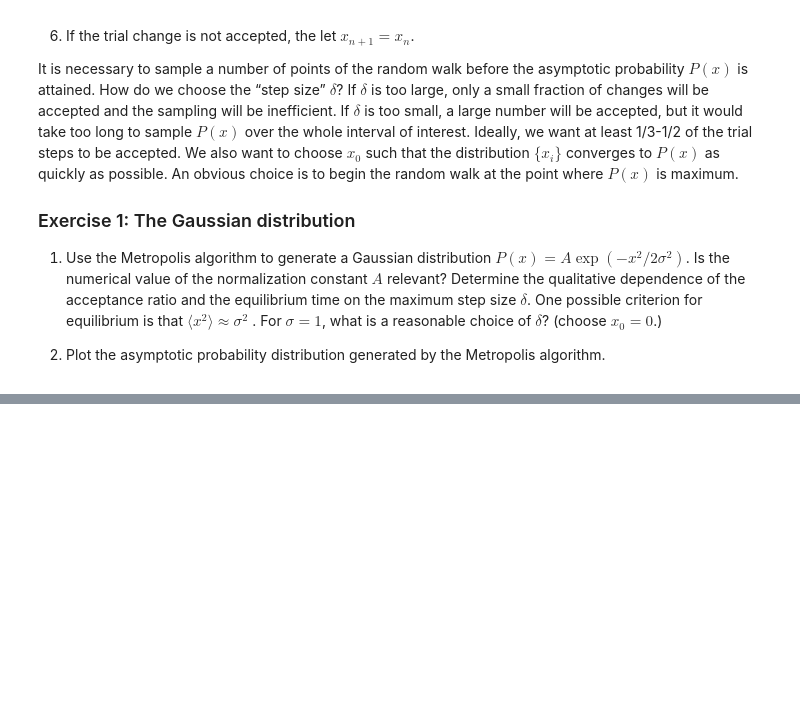
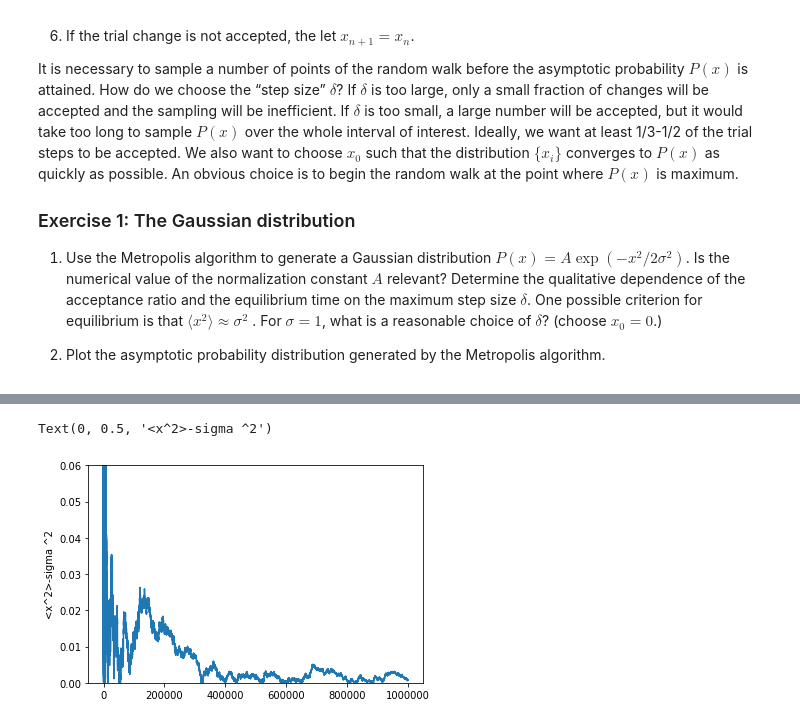
Before and after one commit to Phys7321/HW-Seyedolmohadesin, a Jupyter notebook: HW04/RandomDistributions-Modified.ipynb, the cells around one changed output, grey strips where cells are left out. Drawn from its saved outputs; the diff is of its cells as text; code cells hidden in the pictures; blank space fills up the shorter version.

```diff
--- a/HW04/RandomDistributions-Modified.ipynb
+++ b/HW04/RandomDistributions-Modified.ipynb
@@ -216,0 +230,7 @@ print ('****************************** \n acceptance ratio = ',ratio , '\n******
+# %%
+pyplot.plot(np.arange(0,N,1),diffvalue)
+pyplot.ylim(0,0.06)
+pyplot.ylabel('<x^2>-sigma ^2')
+# %% [output]
+Text(0, 0.5, '<x^2>-sigma ^2')
+[figure, added]
```
Also changed, not shown: parts of 3 cells of this notebook.
